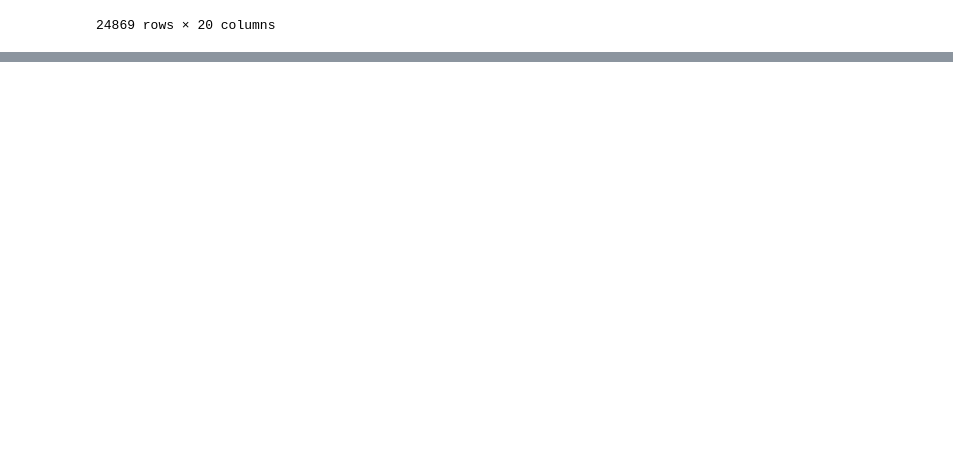
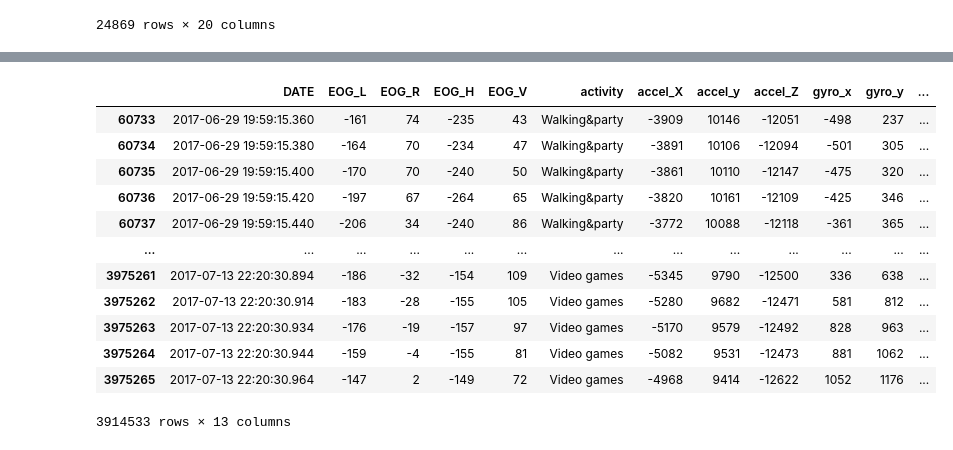
Before and after one commit to twotango/messenger, a Jupyter notebook: Research/Weeks/week_13.ipynb, the cells around one changed output, grey strips where cells are left out. Saved outputs shown, nothing was run; the diff lists cells and outputs as text; code cells hidden in the pictures; blank space fills up the shorter version.

```diff
--- a/Research/Weeks/week_13.ipynb
+++ b/Research/Weeks/week_13.ipynb
@@ -688,0 +799,3 @@ filtered_merged_data_s_f2
+# %%
+# Convert duration to numeric (minutes)
+filtered_data_glasses['duration'] = filtered_data_glasses['duration'].str.split(':').apply(lambda x: int(x[0]) * 60 + int(x[1]))
@@ -688,0 +814,8 @@ filtered_merged_data_s_f2
+# %%
+filtered_data_glasses['accel_X'] = filtered_data_glasses['ACC_X']
+filtered_data_glasses['accel_y'] = filtered_data_glasses['ACC_Y']
+filtered_data_glasses['accel_Z'] = filtered_data_glasses['ACC_Z']
+filtered_data_glasses['gyro_x'] = filtered_data_glasses['GYRO_X']
+filtered_data_glasses['gyro_y'] = filtered_data_glasses['GYRO_Y']
+filtered_data_glasses['gyro_z'] = filtered_data_glasses['GYRO_Z']
+filtered_data_glasses['duration_numeric'] = filtered_data_glasses['duration']
@@ -688,0 +840,19 @@ filtered_merged_data_s_f2
+# %%
+filtered_data_glasses = filtered_data_glasses.drop(columns = ['ACC_Z', 'ACC_X', 'ACC_Y', 'GYRO_X', 'GYRO_Y', 'GYRO_Z'])
+# %%
+filtered_data_glasses = filtered_data_glasses.drop(columns = ['duration'])
+filtered_data_glasses
+# %% [output]
+|  | DATE | EOG_L | EOG_R | EOG_H | EOG_V | activity | accel_X | accel_y | accel_Z | gyro_x | gyro_y | ... |
+| 60733 | 2017-06-29 19:59:15.360 | -161 | 74 | -235 | 43 | Walking&party | -3909 | 10146 | -12051 | -498 | 237 | ... |
+| 60734 | 2017-06-29 19:59:15.380 | -164 | 70 | -234 | 47 | Walking&party | -3891 | 10106 | -12094 | -501 | 305 | ... |
+| 60735 | 2017-06-29 19:59:15.400 | -170 | 70 | -240 | 50 | Walking&party | -3861 | 10110 | -12147 | -475 | 320 | ... |
+| 60736 | 2017-06-29 19:59:15.420 | -197 | 67 | -264 | 65 | Walking&party | -3820 | 10161 | -12109 | -425 | 346 | ... |
+| 60737 | 2017-06-29 19:59:15.440 | -206 | 34 | -240 | 86 | Walking&party | -3772 | 10088 | -12118 | -361 | 365 | ... |
+| ... | ... | ... | ... | ... | ... | ... | ... | ... | ... | ... | ... | ... |
+| 3975261 | 2017-07-13 22:20:30.894 | -186 | -32 | -154 | 109 | Video games | -5345 | 9790 | -12500 | 336 | 638 | ... |
+| 3975262 | 2017-07-13 22:20:30.914 | -183 | -28 | -155 | 105 | Video games | -5280 | 9682 | -12471 | 581 | 812 | ... |
+| 3975263 | 2017-07-13 22:20:30.934 | -176 | -19 | -157 | 97 | Video games | -5170 | 9579 | -12492 | 828 | 963 | ... |
+| 3975264 | 2017-07-13 22:20:30.944 | -159 | -4 | -155 | 81 | Video games | -5082 | 9531 | -12473 | 881 | 1062 | ... |
+| 3975265 | 2017-07-13 22:20:30.964 | -147 | 2 | -149 | 72 | Video games | -4968 | 9414 | -12622 | 1052 | 1176 | ... |
+3914533 rows × 13 columns
```
Also changed, not shown: parts of 14 cells of this notebook, 3 other files.
